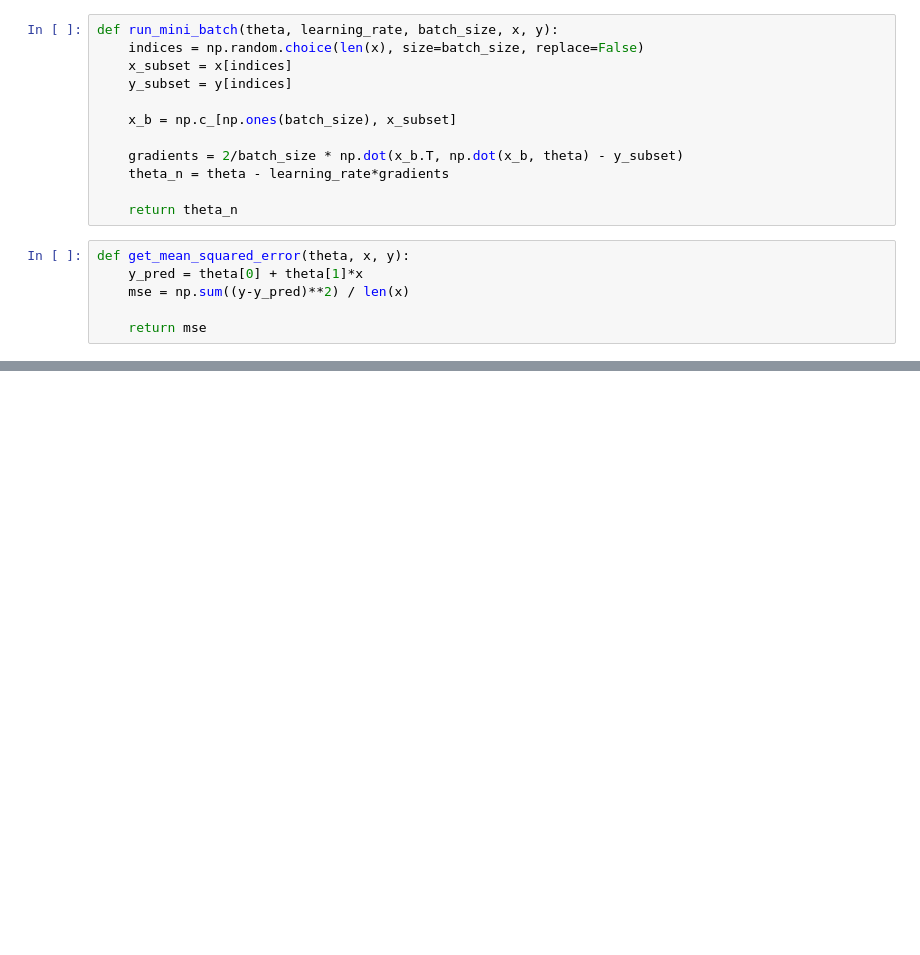
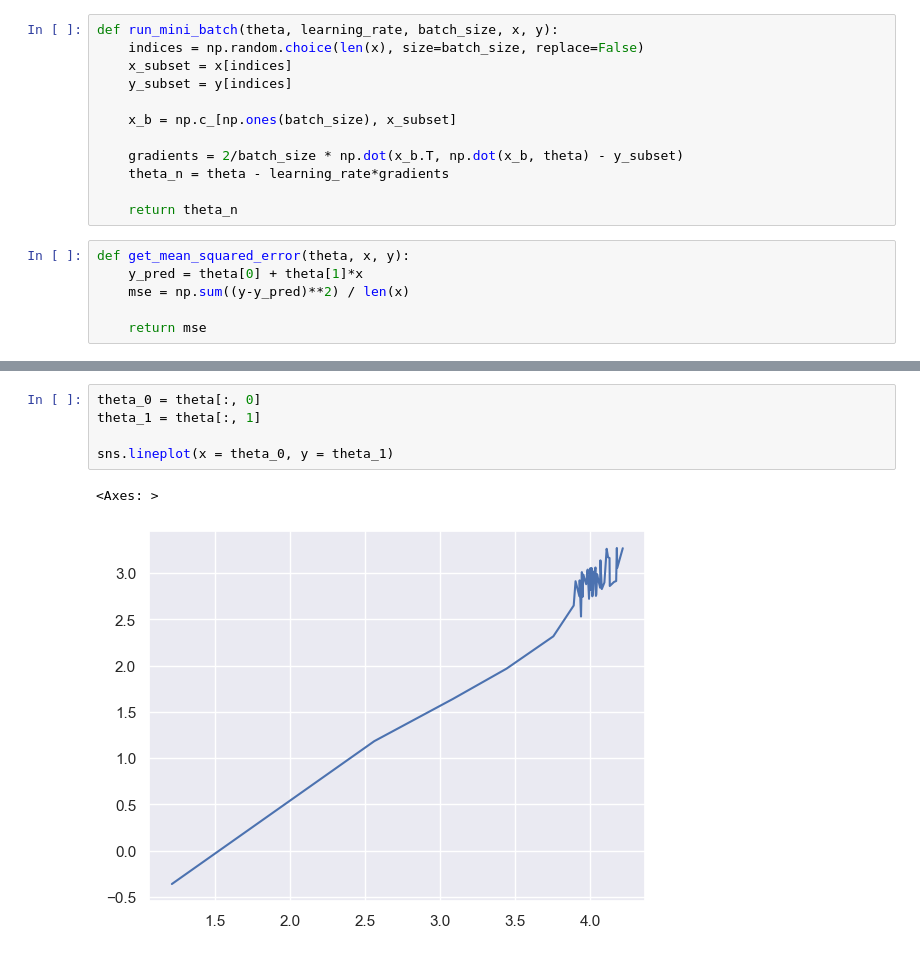
Before and after one commit to bishyboi/IntroToDataScience, a Jupyter notebook: A5/p7.ipynb, the cells around one changed output, grey strips where cells are left out. Drawn from its saved outputs; the diff is of its cells as text; blank space fills up the shorter version.

```diff
--- a/A5/p7.ipynb
+++ b/A5/p7.ipynb
@@ -77,0 +71,8 @@ for i in range(n_iterations):
+# %%
+theta_0 = theta[:, 0]
+theta_1 = theta[:, 1]
+
+sns.lineplot(x = theta_0, y = theta_1)
+# %% [output]
+<Axes: >
+[figure, added]
```
Also changed, not shown: parts of 4 cells of this notebook.
